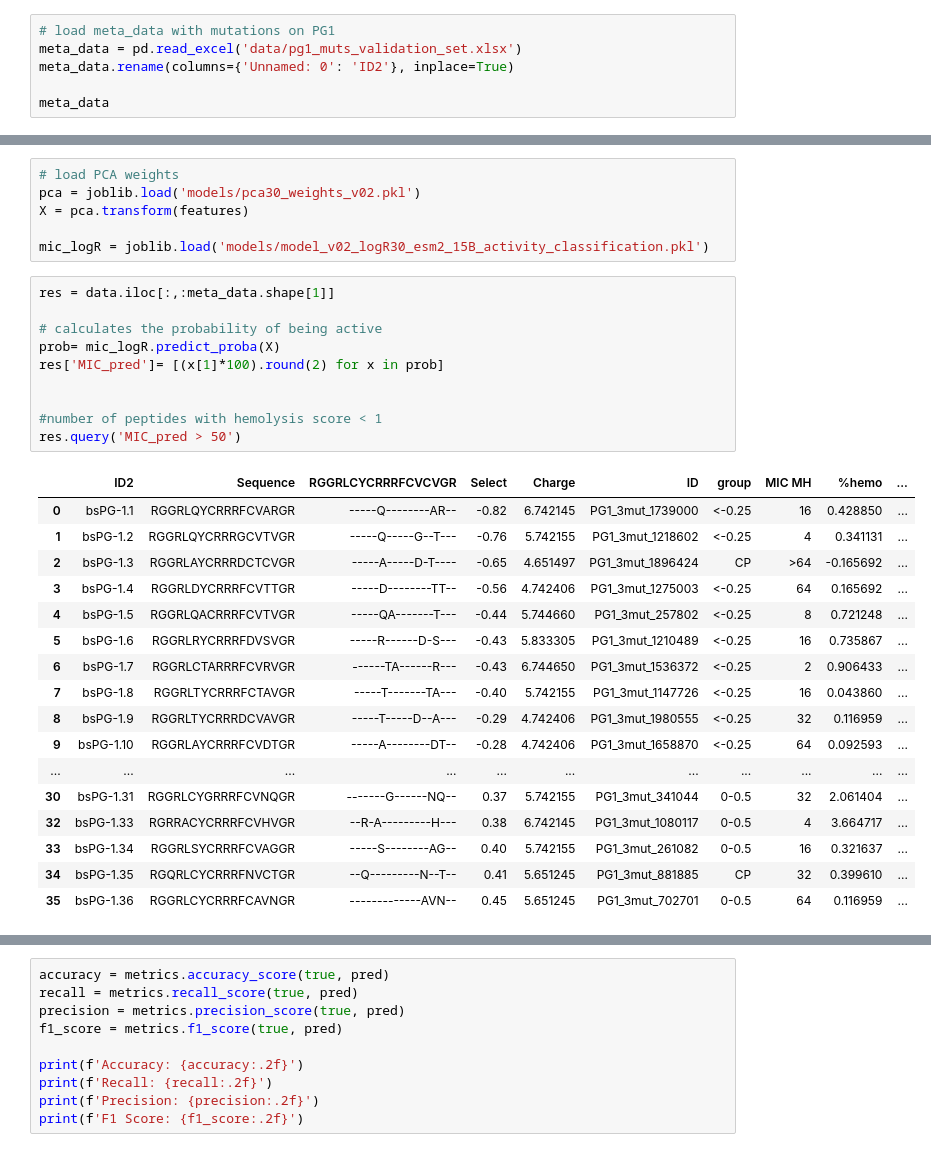
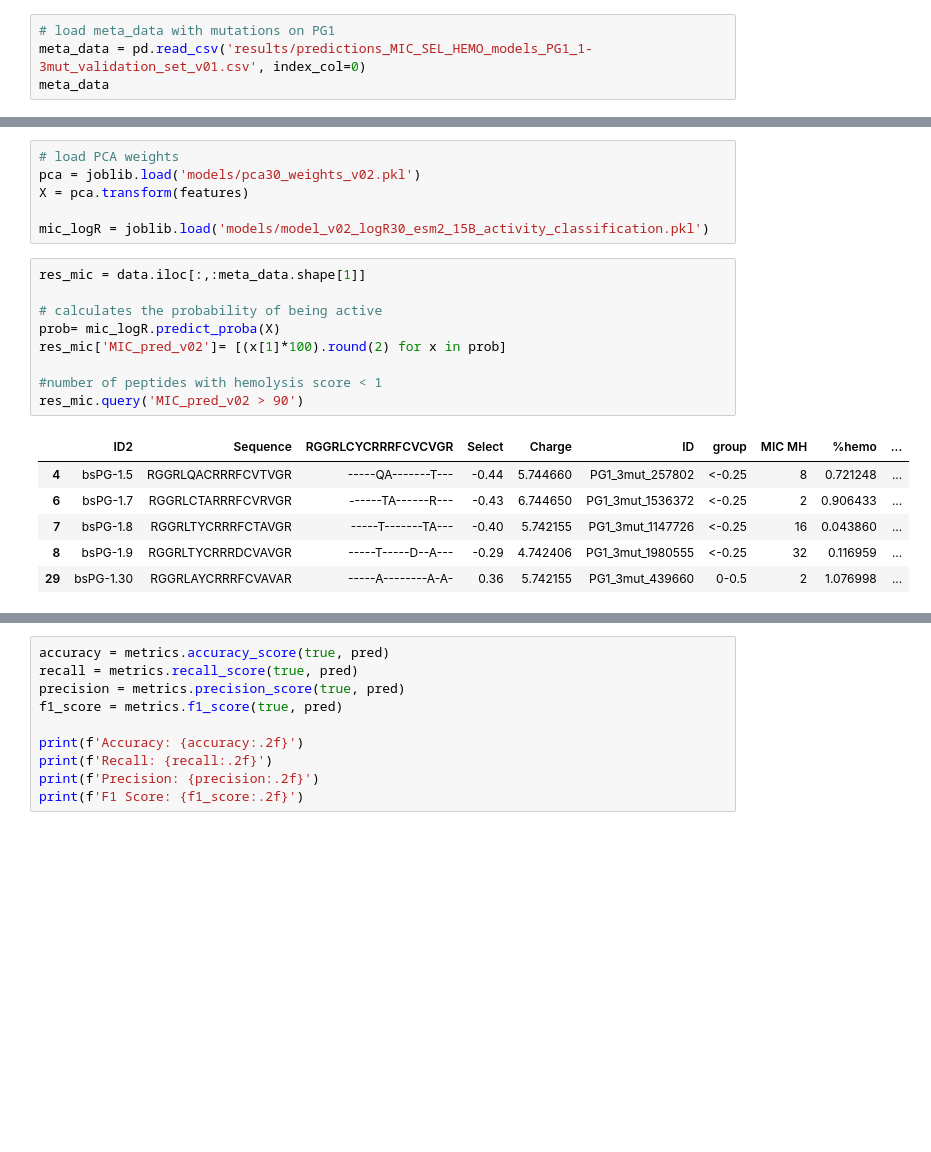
Before and after one commit to ziul-bio/DMS_ML_AMP, a Jupyter notebook: 07_AMP_predictions_v02.ipynb, the cells around one changed output, grey strips where cells are left out. Drawn from its saved outputs; the diff is of its cells as text; blank space fills up the shorter version.

```diff
--- a/07_AMP_predictions_v02.ipynb
+++ b/07_AMP_predictions_v02.ipynb
@@ -849,9 +817,7 @@ def convert_mic(mic_value):
         return float(mic_value)
 # %%
 # load meta_data with mutations on PG1
-meta_data = pd.read_excel('data/pg1_muts_validation_set.xlsx')
-meta_data.rename(columns={'Unnamed: 0': 'ID2'}, inplace=True)
-
+meta_data = pd.read_csv('results/predictions_MIC_SEL_HEMO_models_PG1_1-3mut_validation_set_v01.csv', index_col=0)
 meta_data
 # %% [output]
 |  | ID2 | Sequence | RGGRLCYCRRRFCVCVGR | Select | Charge | ID | group | MIC MH | %hemo | ... |
@@ -1110,32 +1115,20 @@ X = pca.transform(features)
 
 mic_logR = joblib.load('models/model_v02_logR30_esm2_15B_activity_classification.pkl')
 # %%
-res = data.iloc[:,:meta_data.shape[1]]
+res_mic = data.iloc[:,:meta_data.shape[1]]
 
 # calculates the probability of being active
 prob= mic_logR.predict_proba(X)
-res['MIC_pred']= [(x[1]*100).round(2) for x in prob]
-
+res_mic['MIC_pred_v02']= [(x[1]*100).round(2) for x in prob]
 
 #number of peptides with hemolysis score < 1
-res.query('MIC_pred > 50')
+res_mic.query('MIC_pred_v02 > 90')
 # %% [output]
 |  | ID2 | Sequence | RGGRLCYCRRRFCVCVGR | Select | Charge | ID | group | MIC MH | %hemo | ... |
-| 0 | bsPG-1.1 | RGGRLQYCRRRFCVARGR | -----Q--------AR-- | -0.82 | 6.742145 | PG1_3mut_1739000 | <-0.25 | 16 | 0.428850 | ... |
-| 1 | bsPG-1.2 | RGGRLQYCRRRGCVTVGR | -----Q-----G--T--- | -0.76 | 5.742155 | PG1_3mut_1218602 | <-0.25 | 4 | 0.341131 | ... |
-| 2 | bsPG-1.3 | RGGRLAYCRRRDCTCVGR | -----A-----D-T---- | -0.65 | 4.651497 | PG1_3mut_1896424 | CP | >64 | -0.165692 | ... |
-| 3 | bsPG-1.4 | RGGRLDYCRRRFCVTTGR | -----D--------TT-- | -0.56 | 4.742406 | PG1_3mut_1275003 | <-0.25 | 64 | 0.165692 | ... |
 | 4 | bsPG-1.5 | RGGRLQACRRRFCVTVGR | -----QA-------T--- | -0.44 | 5.744660 | PG1_3mut_257802 | <-0.25 | 8 | 0.721248 | ... |
-| 5 | bsPG-1.6 | RGGRLRYCRRRFDVSVGR | -----R------D-S--- | -0.43 | 5.833305 | PG1_3mut_1210489 | <-0.25 | 16 | 0.735867 | ... |
 | 6 | bsPG-1.7 | RGGRLCTARRRFCVRVGR | ------TA------R--- | -0.43 | 6.744650 | PG1_3mut_1536372 | <-0.25 | 2 | 0.906433 | ... |
 | 7 | bsPG-1.8 | RGGRLTYCRRRFCTAVGR | -----T-------TA--- | -0.40 | 5.742155 | PG1_3mut_1147726 | <-0.25 | 16 | 0.043860 | ... |
 | 8 | bsPG-1.9 | RGGRLTYCRRRDCVAVGR | -----T-----D--A--- | -0.29 | 4.742406 | PG1_3mut_1980555 | <-0.25 | 32 | 0.116959 | ... |
-| 9 | bsPG-1.10 | RGGRLAYCRRRFCVDTGR | -----A--------DT-- | -0.28 | 4.742406 | PG1_3mut_1658870 | <-0.25 | 64 | 0.092593 | ... |
-| ... | ... | ... | ... | ... | ... | ... | ... | ... | ... | ... |
-| 30 | bsPG-1.31 | RGGRLCYGRRRFCVNQGR | -------G------NQ-- | 0.37 | 5.742155 | PG1_3mut_341044 | 0-0.5 | 32 | 2.061404 | ... |
-| 32 | bsPG-1.33 | RGRRACYCRRRFCVHVGR | --R-A---------H--- | 0.38 | 6.742145 | PG1_3mut_1080117 | 0-0.5 | 4 | 3.664717 | ... |
-| 33 | bsPG-1.34 | RGGRLSYCRRRFCVAGGR | -----S--------AG-- | 0.40 | 5.742155 | PG1_3mut_261082 | 0-0.5 | 16 | 0.321637 | ... |
-| 34 | bsPG-1.35 | RGQRLCYCRRRFNVCTGR | --Q---------N--T-- | 0.41 | 5.651245 | PG1_3mut_881885 | CP | 32 | 0.399610 | ... |
-| 35 | bsPG-1.36 | RGGRLCYCRRRFCAVNGR | -------------AVN-- | 0.45 | 5.651245 | PG1_3mut_702701 | 0-0.5 | 64 | 0.116959 | ... |
+| 29 | bsPG-1.30 | RGGRLAYCRRRFCVAVAR | -----A--------A-A- | 0.36 | 5.742155 | PG1_3mut_439660 | 0-0.5 | 2 | 1.076998 | ... |
 # %%
 # Load meta data
```
Also changed, not shown: parts of 31 cells of this notebook, 3 other files.
